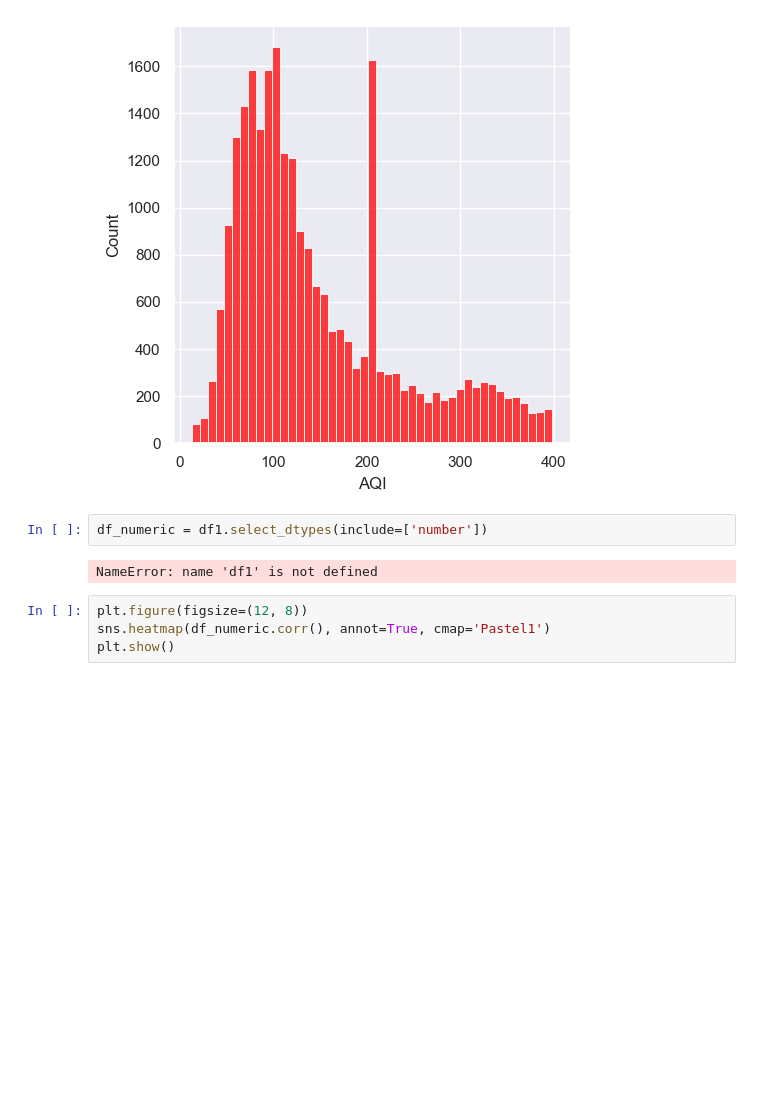
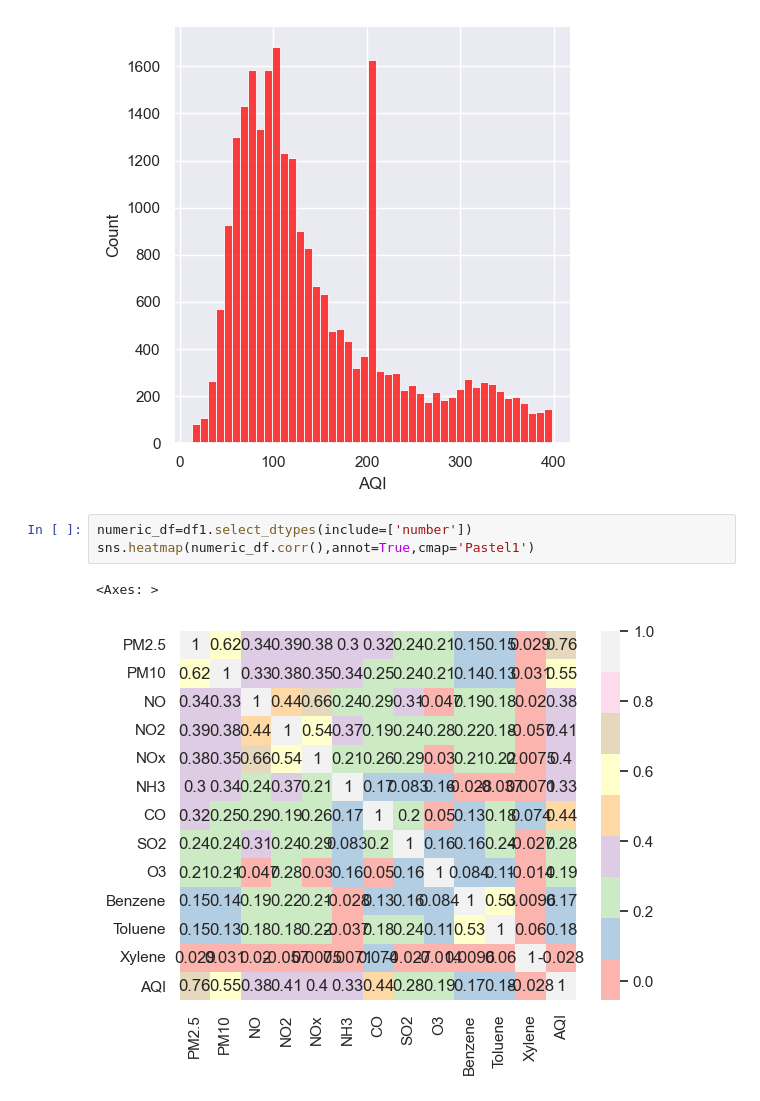
Before and after one commit to Abhi2050f/AQI-Prediciton-AICTE, a Jupyter notebook: AQI Prediction Model.ipynb, the cells around one changed output. Saved outputs shown, nothing was run; the diff lists cells and outputs as text; blank space fills up the shorter version.

```diff
--- a/AQI Prediction Model.ipynb
+++ b/AQI Prediction Model.ipynb
@@ -436,11 +436,9 @@ sns.displot(df, x='AQI', color='red')
 plt.show()
 # %% [output]
 [figure]
-# %%
-df_numeric = df1.select_dtypes(include=['number'])
-# %% [output]
-NameError: name 'df1' is not defined
-# %%
-plt.figure(figsize=(12, 8))
-sns.heatmap(df_numeric.corr(), annot=True, cmap='Pastel1')
-plt.show()
+# %%
+numeric_df=df1.select_dtypes(include=['number'])
+sns.heatmap(numeric_df.corr(),annot=True,cmap='Pastel1')
+# %% [output]
+<Axes: >
+[figure, added]
```
